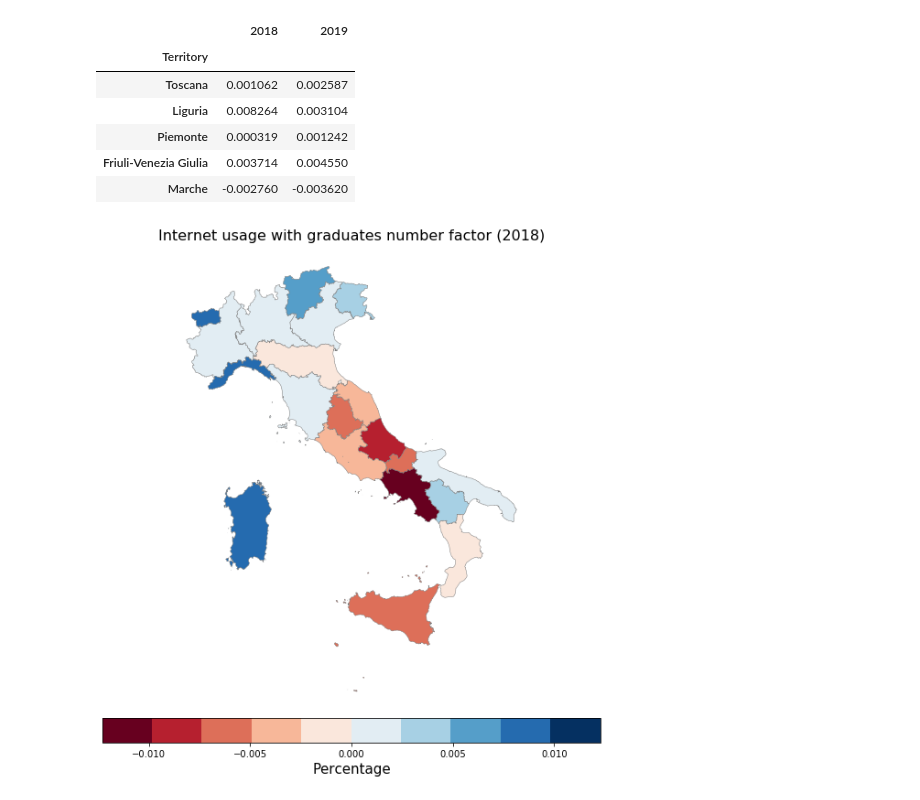
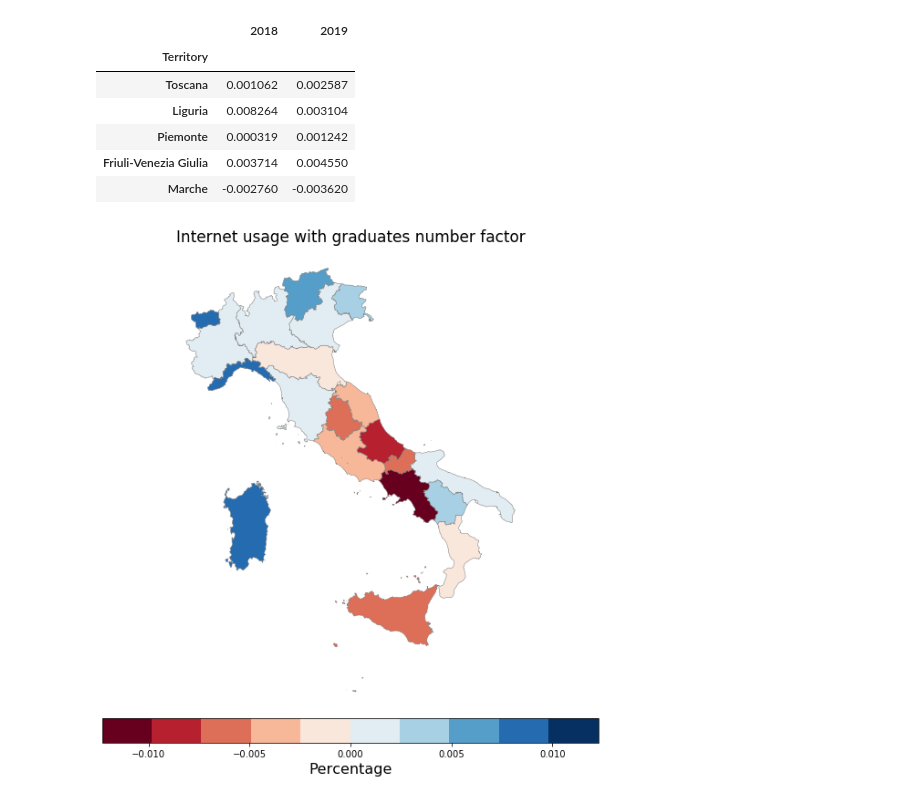
Before and after one commit to mett29/DataViz, a Jupyter notebook: surprise_maps/surprise_map_internet_usage.ipynb, the cells around one changed output. Drawn from its saved outputs; the diff is of its cells as text; code cells hidden in the pictures.

```diff
--- a/surprise_maps/surprise_map_internet_usage.ipynb
+++ b/surprise_maps/surprise_map_internet_usage.ipynb
@@ -307,20 +307,20 @@ surprise_df.head()
 # %%
 map_reg = gpd.read_file(os.path.join('..', 'assets', 'maps', 'Reg01012019_g', 'Reg01012019_g_WGS84.shp'))
 map_reg['DEN_REG'] = map_reg['DEN_REG'].replace({'Friuli Venezia Giulia': 'Friuli-Venezia Giulia', 'Trentino-Alto Adige': 'Trentino Alto Adige / Südtirol', "Valle d'Aosta": "Valle d'Aosta / Vallée d'Aoste"})
 # Merge the map with the pandas df
 merged = pd.merge(map_reg, surprise_df, left_on='DEN_REG', right_on='Territory', how='left')
 
 YEAR = '2018'
 fig, ax = plt.subplots(1, figsize=(15, 10))
 ax.axis('off')
-ax.set_title('Internet usage with graduates number factor (2018)', fontsize=16)
+ax.set_title('Internet usage with graduates number factor', fontsize=17)
 cmap = plt.get_cmap('RdBu', 10)
 max_abs_value = max(np.abs(min(merged[YEAR])), np.abs(max(merged[YEAR])))
 merged.plot(column=YEAR, vmin = -max_abs_value, vmax = max_abs_value, cmap=cmap, linewidth=0.5, ax=ax, edgecolor='0.5', legend=False)
 
 # Colorbar
 norm = colors.Normalize(vmin = -max_abs_value, vmax = max_abs_value)
 cbar = fig.colorbar(plt.cm.ScalarMappable(norm=norm, cmap=cmap), ax=ax, orientation="horizontal", fraction=0.05, pad=0.01)
-cbar.set_label('Percentage', fontsize=15)
+cbar.set_label('Percentage', fontsize=16)
 # %% [output]
-[figure, old version]
+[figure, new version]
```
Also changed, not shown: parts of 2 cells of this notebook, 3 other files.
